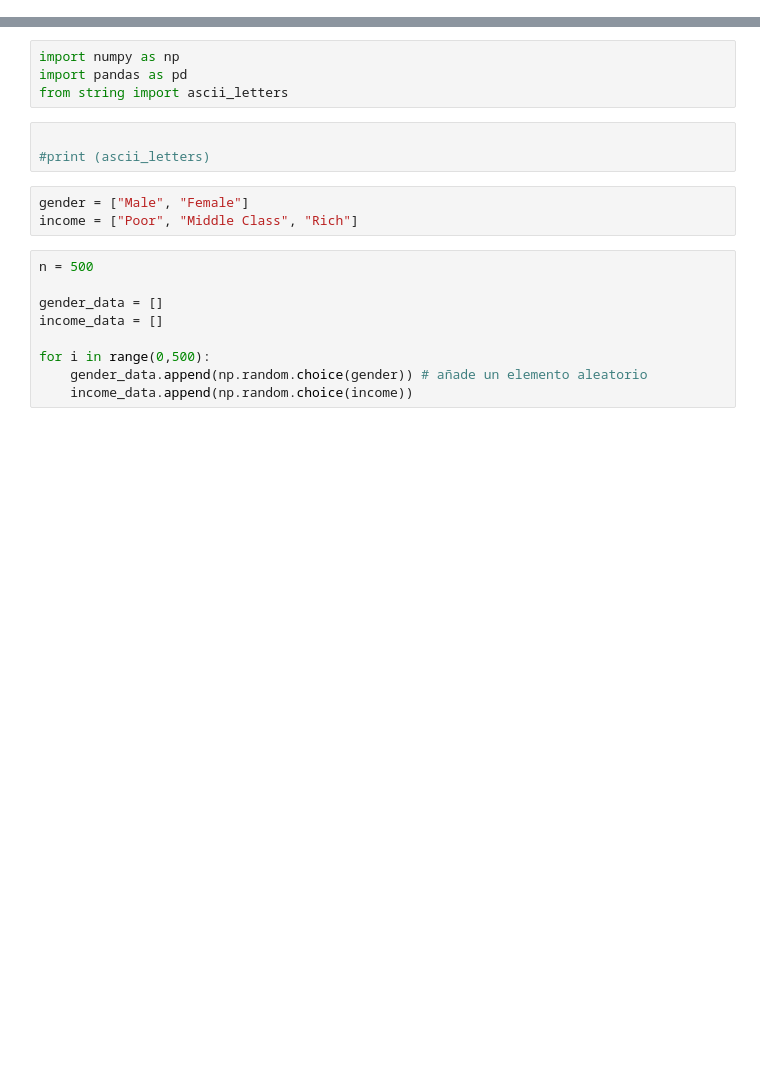
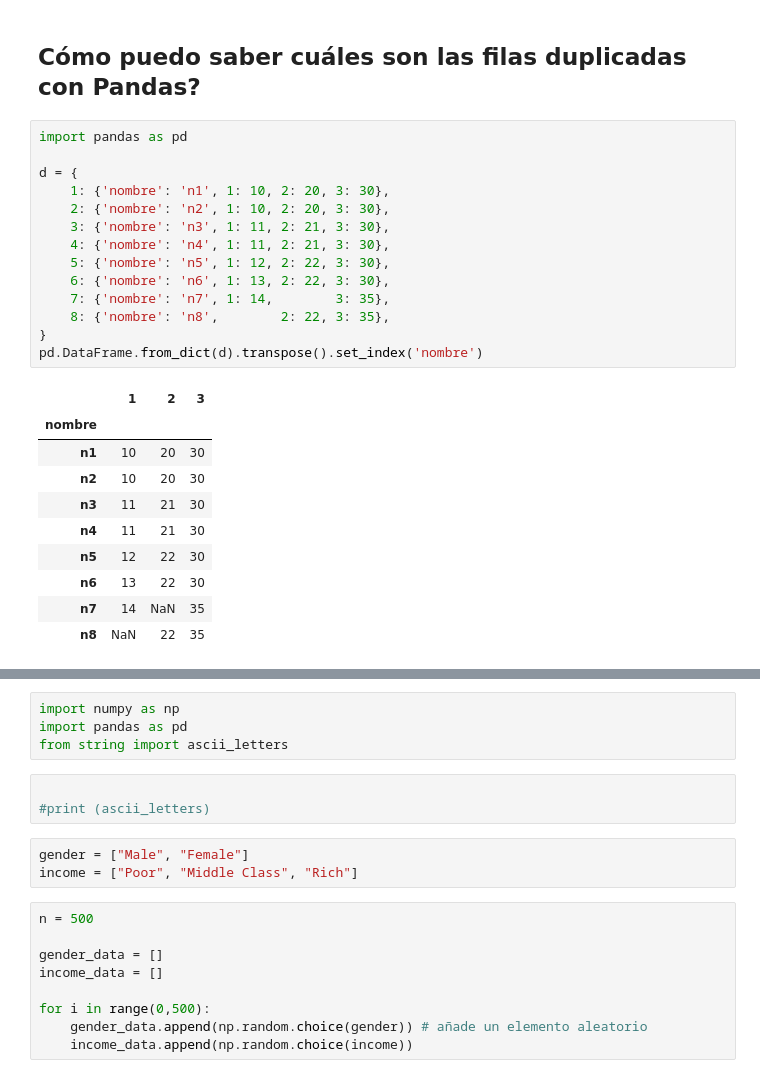
Before and after one commit to INFINITY-RUBER/Curso_Machine_Learning_Data_Science_Python, a Jupyter notebook: notebooks/T2 - 3 - Data Cleaning - Agrupación de datos.ipynb, the cells around one changed output, grey strips where cells are left out. Cells and saved outputs as stored; diff of their text form; blank space fills up the shorter version.

```diff
--- a/notebooks/T2 - 3 - Data Cleaning - Agrupación de datos.ipynb
+++ b/notebooks/T2 - 3 - Data Cleaning - Agrupación de datos.ipynb
@@ -0,0 +35,27 @@
+# %% [markdown]
+## Cómo puedo saber cuáles son las filas duplicadas con Pandas?
+# %%
+import pandas as pd
+
+d = {
+    1: {'nombre': 'n1', 1: 10, 2: 20, 3: 30},
+    2: {'nombre': 'n2', 1: 10, 2: 20, 3: 30},
+    3: {'nombre': 'n3', 1: 11, 2: 21, 3: 30},
+    4: {'nombre': 'n4', 1: 11, 2: 21, 3: 30},
+    5: {'nombre': 'n5', 1: 12, 2: 22, 3: 30},
+    6: {'nombre': 'n6', 1: 13, 2: 22, 3: 30},
+    7: {'nombre': 'n7', 1: 14,        3: 35},
+    8: {'nombre': 'n8',        2: 22, 3: 35},
+}
+pd.DataFrame.from_dict(d).transpose().set_index('nombre')
+# %% [output]
+|  | 1 | 2 | 3 |
+| nombre |  |  |  |
+| n1 | 10 | 20 | 30 |
+| n2 | 10 | 20 | 30 |
+| n3 | 11 | 21 | 30 |
+| n4 | 11 | 21 | 30 |
+| n5 | 12 | 22 | 30 |
+| n6 | 13 | 22 | 30 |
+| n7 | 14 | NaN | 35 |
+| n8 | NaN | 22 | 35 |
```
Also changed, not shown: parts of 12 cells of this notebook.
